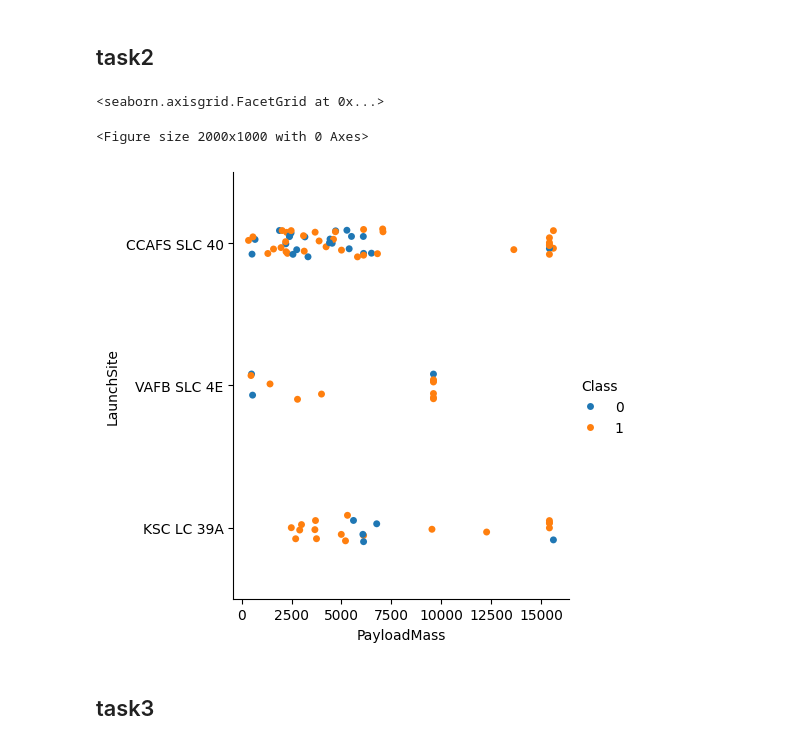
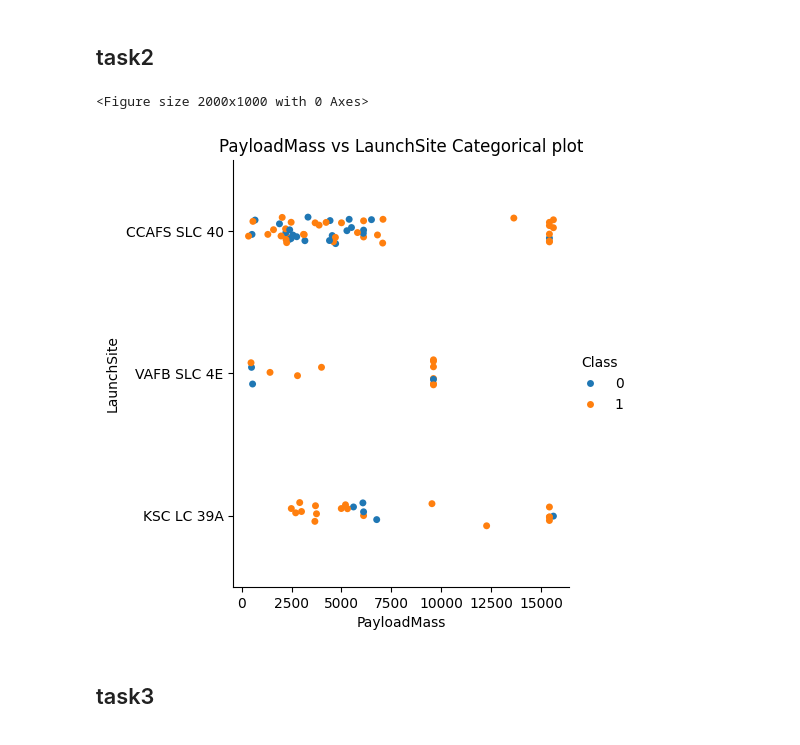
Before and after one commit to felnogueira/dscapstone, a Jupyter notebook: capstone5.ipynb, the cells around one changed output. Cells and saved outputs as stored; diff of their text form; code cells hidden in the pictures.

```diff
--- a/capstone5.ipynb
+++ b/capstone5.ipynb
@@ -101,10 +102,11 @@ sns.scatterplot(df,x="FlightNumber",y="LaunchSite",hue="Class")
 # %%
 plt.figure(figsize=(20,10))
 sns.catplot(df,x="PayloadMass",y="LaunchSite",hue="Class")
+plt.title("PayloadMass vs LaunchSite Categorical plot")
+plt.show()
 # %% [output]
-<seaborn.axisgrid.FacetGrid at 0x...>
+<Figure size 2000x1000 with 0 Axes>
-<Figure size 2000x1000 with 0 Axes>
-[figure, old version]
+[figure, new version]
 # %% [markdown]
 ## task3
 # %%
```
Also changed, not shown: parts of 7 cells of this notebook.
